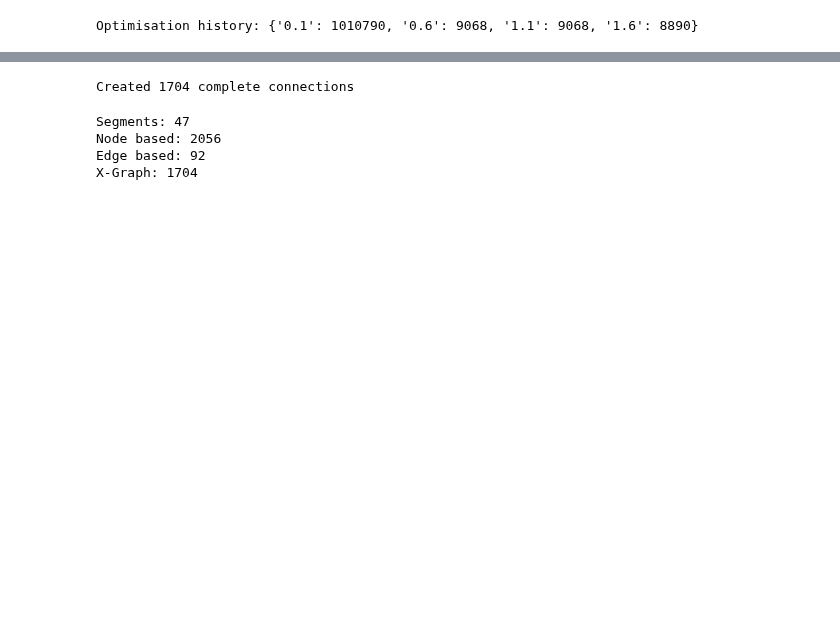
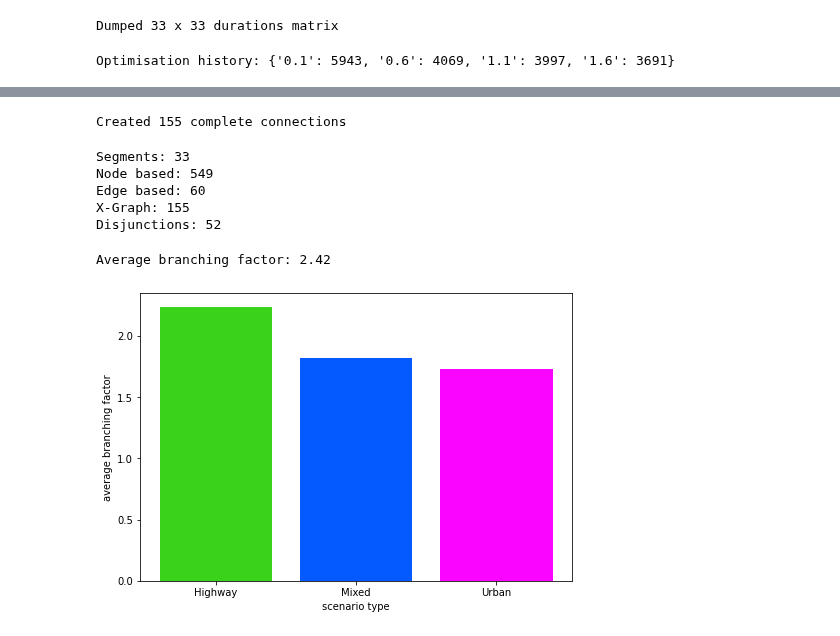
Before and after one commit to espirin/vehicle-routing-with-higher-order-penalties, a Jupyter notebook: lane_topology.ipynb, the cells around one changed output, grey strips where cells are left out. Saved outputs shown, nothing was run; the diff lists cells and outputs as text; code cells hidden in the pictures; blank space fills up the shorter version.

```diff
--- a/lane_topology.ipynb
+++ b/lane_topology.ipynb
@@ -162,20 +165,22 @@ destinations = sources
 
 try:
     durations_matrix = OSRMInterface.request_table(sources, destinations, "Stuttgart/stuttgart-regbez-latest.osrm")[1]
-except:
-    pass
+except Exception as e:
+    print(e)
 else:
     matrix = format_matrix(sources, destinations, durations_matrix)
 
     with open("data/matrix.json", "w") as f:
         json.dump(matrix, f)
     print(f"Dumped {len(matrix)} x {len(matrix)} durations matrix")
+# %% [output]
+Dumped 33 x 33 durations matrix
 # %%
 with open("data/matrix.json") as f:
     matrix = json.load(f)
 # %%
 lanelet_connections = {(connection.lanelet_from, connection.lanelet_to) for connection in connections}
-optimiser = LaneletsOptimiser(lanelets=routing_problem.lanelets,
+optimiser = LaneletsOptimiser(lanelets=[FirstLanelet()] + routing_problem.lanelets + [LastLanelet()],
                               matrix=matrix,
                               local_search_metaheuristic=LocalSearchMetaheuristic.GUIDED_LOCAL_SEARCH,
                               first_solution_strategy=FirstSolutionStrategy.AUTOMATIC,
@@ -184,7 +189,7 @@ optimiser = LaneletsOptimiser(lanelets=routing_problem.lanelets,
 optimal_order, optimization_history = optimiser.optimise()
 print(f"Optimisation history: {optimization_history}")
 # %% [output]
-Optimisation history: {'0.1': 1010790, '0.6': 9068, '1.1': 9068, '1.6': 8890}
+Optimisation history: {'0.1': 5943, '0.6': 4069, '1.1': 3997, '1.6': 3691}
 # %%
 route_connections = []
 
@@ -220,8 +225,6 @@ viz.show()
 # %% [output]
 [interactive output not drawn]
 # %%
-from src.routing_problem.connections.complete import FirstConnection
-
 complete_connections: List[CompleteConnection] = [FirstConnection()]
 disjunctions: List[List[int]] = []
 
@@ -232,19 +235,22 @@ for lanelet_to in routing_problem.lanelets:
     for lanelet_from in routing_problem.lanelets:
         segment_from = lanelet_from.segment
 
-        if (segment_from.id, segment_to.id) in maneuvers or len(segment_to.previous_segments) == 0:
-            maneuver = maneuvers[(segment_from.id, segment_to.id)] if (segment_from.id,
-                                                                       segment_to.id) in maneuvers else None
+        if (segment_from.id, segment_to.id) in maneuvers:
+            maneuver = maneuvers[(segment_from.id, segment_to.id)]
 
             complete_connections.append(CompleteConnection(lanelet_from=lanelet_from,
                                                            lanelet_to=lanelet_to,
                                                            maneuver=maneuver))
             disjunctions[-1].append(len(complete_connections) - 1)
 
+    if len(disjunctions[-1]) == 0:
+        disjunctions = disjunctions[:-1]
+        complete_connections.append(SelfConnection(lanelet_to))
+
 complete_connections.append(LastConnection())
 print(f"Created {len(complete_connections)} complete connections")
 # %% [output]
-Created 1704 complete connections
+Created 155 complete connections
 # %%
 nodes_count = 0
 for lanelet in routing_problem.lanelets:
@@ -255,8 +261,33 @@ print(f"Segments: {len(routing_problem.segments)}")
 print(f"Node based: {nodes_count}")
 print(f"Edge based: {len(routing_problem.lanelets)}")
 print(f"X-Graph: {len(complete_connections)}")
+print(f"Disjunctions: {len(disjunctions)}")
 # %% [output]
-Segments: 47
-Node based: 2056
-Edge based: 92
-X-Graph: 1704
+Segments: 33
+Node based: 549
+Edge based: 60
+X-Graph: 155
+Disjunctions: 52
+# %%
+branches = 0
+
+for lanelet in routing_problem.lanelets:
+    for next_segment in lanelet.segment.next_segments:
+        branches += len(next_segment.lanelets)
+
+average_branching_factor = branches / len(routing_problem.lanelets)
+print(f"Average branching factor: {round(average_branching_factor, 2)}")
+# %% [output]
+Average branching factor: 2.42
+# %%
+fig = plt.figure()
+ax = fig.add_axes([0,0,1,1])
+scenarios = ["Highway", "Mixed", "Urban"]
+ys = [2.24, 1.82, 1.73]
+ax.bar(scenarios, ys, color=["#3ad21b", "#055AFF", "#FA05FF"])
+ax.set_ylabel('average branching factor')
+ax.set_xlabel('scenario type')
+plt.savefig("/Users/nitrotube/Desktop/abf.png", bbox_inches='tight', dpi=400)
+plt.show()
+# %% [output]
+[figure, added]
```
Also changed, not shown: parts of 18 cells of this notebook, 38 other files.
